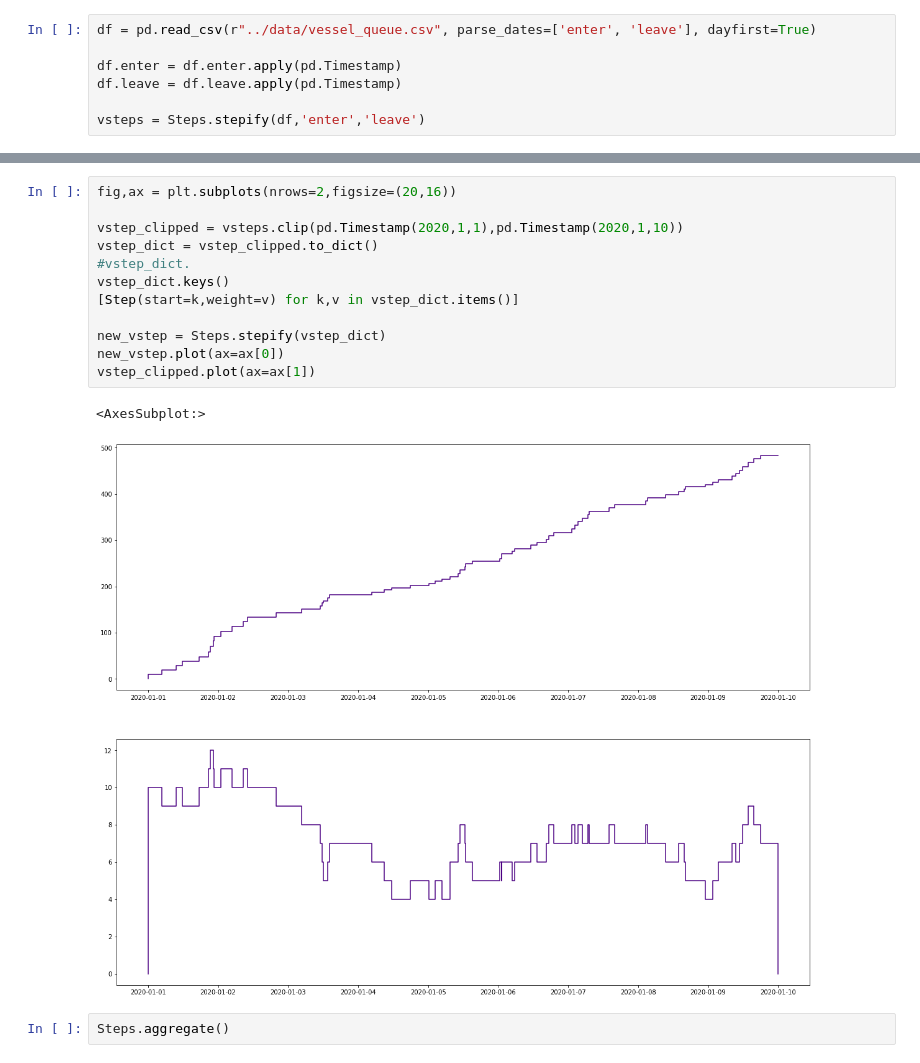
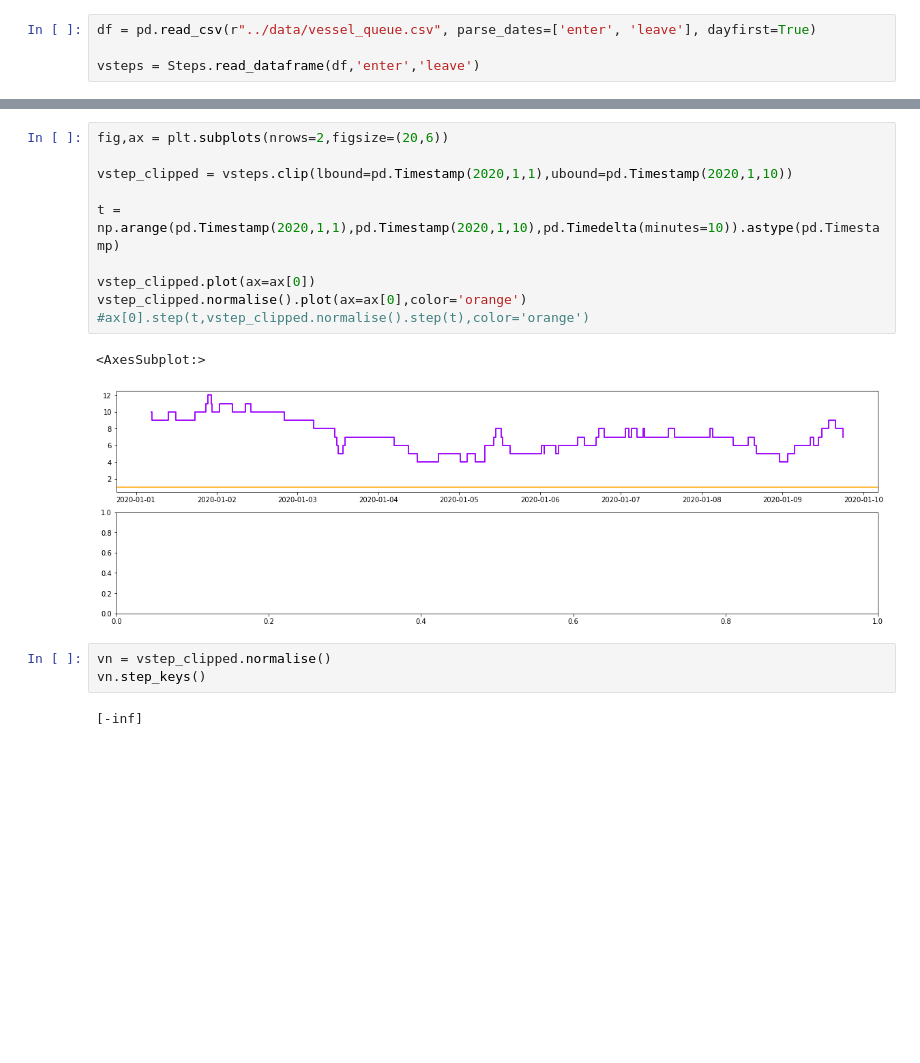
Before and after one commit to probability/topicmodelunderstanding, a Jupyter notebook: Notebooks/Examples 3.ipynb, the cells around one changed output, grey strips where cells are left out. Drawn from its saved outputs; the diff is of its cells as text; blank space fills up the shorter version.

Commit message:
normalise updated

```diff
--- a/Notebooks/Examples 3.ipynb
+++ b/Notebooks/Examples 3.ipynb
@@ -29,10 +8,7 @@ where $t \in \mathbb{R}$
 # %%
 df = pd.read_csv(r"../data/vessel_queue.csv", parse_dates=['enter', 'leave'], dayfirst=True)
 
-df.enter = df.enter.apply(pd.Timestamp)
-df.leave = df.leave.apply(pd.Timestamp)
-
-vsteps = Steps.stepify(df,'enter','leave')
+vsteps = Steps.read_dataframe(df,'enter','leave')
 # %%
 p = np.arange(pd.Timestamp(2020,1,1), pd.Timestamp(2020,12,30), pd.Timedelta(hours=1)).astype(pd.Timestamp)
 fig,ax = plt.subplots(nrows=3,figsize=(20,16))
@@ -53,17 +29,18 @@ print(queue.median())
 # %%
-fig,ax = plt.subplots(nrows=2,figsize=(20,16))
+fig,ax = plt.subplots(nrows=2,figsize=(20,6))
 
-vstep_clipped = vsteps.clip(pd.Timestamp(2020,1,1),pd.Timestamp(2020,1,10))
-vstep_dict = vstep_clipped.to_dict()
-#vstep_dict.
-vstep_dict.keys()
-[Step(start=k,weight=v) for k,v in vstep_dict.items()]
+vstep_clipped = vsteps.clip(lbound=pd.Timestamp(2020,1,1),ubound=pd.Timestamp(2020,1,10))
 
-new_vstep = Steps.stepify(vstep_dict)
-new_vstep.plot(ax=ax[0])
-vstep_clipped.plot(ax=ax[1])
+t = np.arange(pd.Timestamp(2020,1,1),pd.Timestamp(2020,1,10),pd.Timedelta(minutes=10)).astype(pd.Timestamp)
+
+vstep_clipped.plot(ax=ax[0])
+vstep_clipped.normalise().plot(ax=ax[0],color='orange')
+#ax[0].step(t,vstep_clipped.normalise().step(t),color='orange')
 # %% [output]
 <AxesSubplot:>
-[figure, old version]
+[figure, new version]
-# %%
-Steps.aggregate()
+# %%
+vn = vstep_clipped.normalise()
+vn.step_keys()
+# %% [output]
+[-inf]
```
Also changed, not shown: parts of 5 cells of this notebook, 5 other files.
